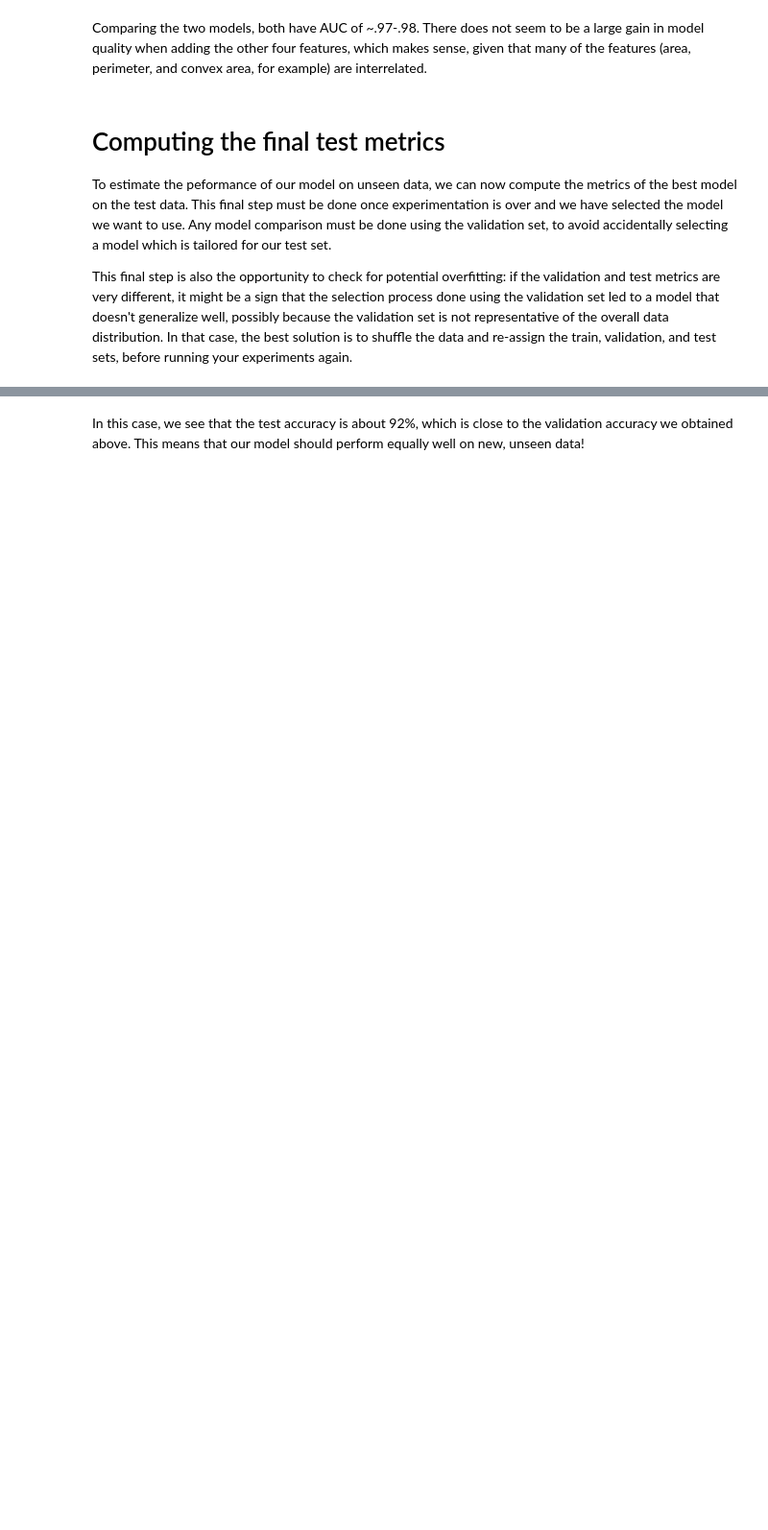
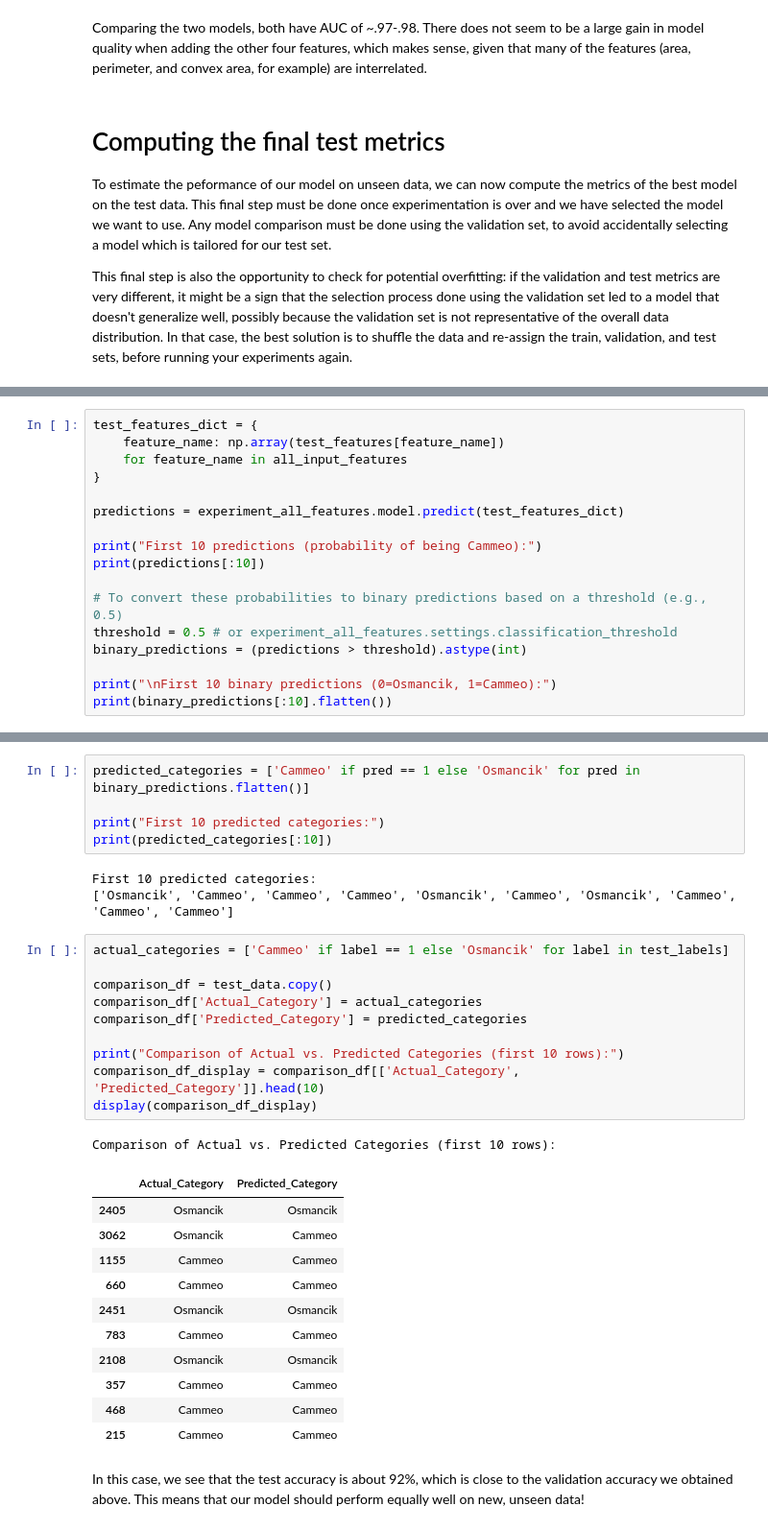
Before and after one commit to kocakcan/async_python, a Jupyter notebook: ml/cc/exercises/binary_classification_rice.ipynb, the cells around one changed output, grey strips where cells are left out. Shown at 96% size. Saved outputs shown, nothing was run; the diff lists cells and outputs as text; blank space fills up the shorter version.

Commit message:
also added predictions 🔮

```diff
--- a/ml/cc/exercises/binary_classification_rice.ipynb
+++ b/ml/cc/exercises/binary_classification_rice.ipynb
@@ -535,0 +683,17 @@ for metric, test_value in test_metrics_all_features.items():
+# %%
+test_features_dict = {
+    feature_name: np.array(test_features[feature_name])
+    for feature_name in all_input_features
+}
+
+predictions = experiment_all_features.model.predict(test_features_dict)
+
+print("First 10 predictions (probability of being Cammeo):")
+print(predictions[:10])
+
+# To convert these probabilities to binary predictions based on a threshold (e.g., 0.5)
+threshold = 0.5 # or experiment_all_features.settings.classification_threshold
+binary_predictions = (predictions > threshold).astype(int)
+
+print("\nFirst 10 binary predictions (0=Osmancik, 1=Cammeo):")
+print(binary_predictions[:10].flatten())
@@ -536,2 +716,33 @@ for metric, test_value in test_metrics_all_features.items():
+# %%
+predicted_categories = ['Cammeo' if pred == 1 else 'Osmancik' for pred in binary_predictions.flatten()]
+
+print("First 10 predicted categories:")
+print(predicted_categories[:10])
+# %% [output]
+First 10 predicted categories:
+['Osmancik', 'Cammeo', 'Cammeo', 'Cammeo', 'Osmancik', 'Cammeo', 'Osmancik', 'Cammeo', 'Cammeo', 'Cammeo']
+# %%
+actual_categories = ['Cammeo' if label == 1 else 'Osmancik' for label in test_labels]
+
+comparison_df = test_data.copy()
+comparison_df['Actual_Category'] = actual_categories
+comparison_df['Predicted_Category'] = predicted_categories
+
+print("Comparison of Actual vs. Predicted Categories (first 10 rows):")
+comparison_df_display = comparison_df[['Actual_Category', 'Predicted_Category']].head(10)
+display(comparison_df_display)
+# %% [output]
+Comparison of Actual vs. Predicted Categories (first 10 rows):
+|  | Actual_Category | Predicted_Category |
+| 2405 | Osmancik | Osmancik |
+| 3062 | Osmancik | Cammeo |
+| 1155 | Cammeo | Cammeo |
+| 660 | Cammeo | Cammeo |
+| 2451 | Osmancik | Osmancik |
+| 783 | Cammeo | Cammeo |
+| 2108 | Osmancik | Osmancik |
+| 357 | Cammeo | Cammeo |
+| 468 | Cammeo | Cammeo |
+| 215 | Cammeo | Cammeo |
 # %% [markdown]
 In this case, we see that the test accuracy is about 92%, which is close to the validation accuracy we obtained above. This means that our model should perform equally well on new, unseen data!
```
Also changed, not shown: parts of 21 cells of this notebook.
